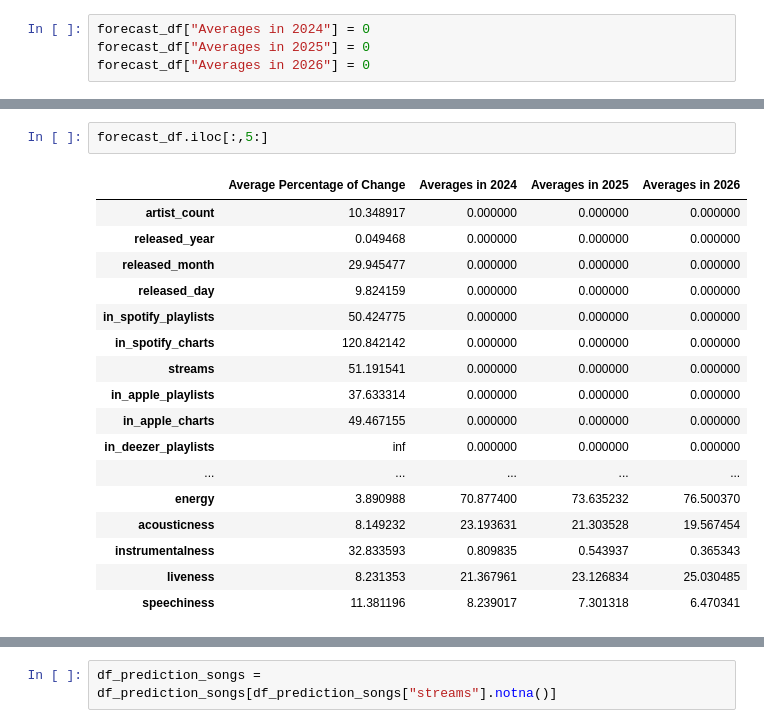
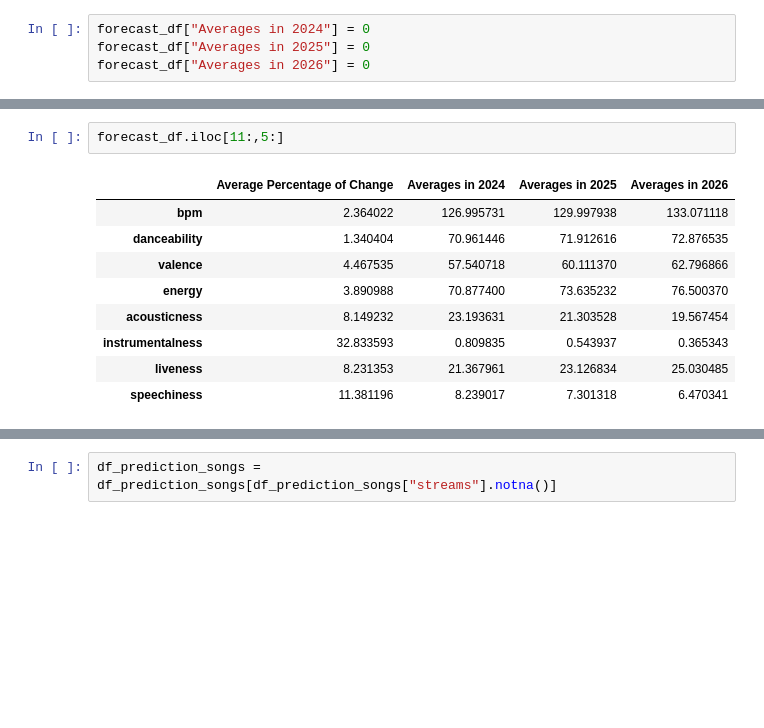
Before and after one commit to arielwendichansky/SoundFlow, a Jupyter notebook: Sound_Flow.ipynb, the cells around one changed output, grey strips where cells are left out. Drawn from its saved outputs; the diff is of its cells as text; blank space fills up the shorter version.

```diff
--- a/Sound_Flow.ipynb
+++ b/Sound_Flow.ipynb
@@ -739,20 +677,12 @@ A value is trying to be set on a copy of a slice from a DataFrame
 
 See the caveats in the documentation: https://pandas.pydata.org/pandas-docs/stable/user_guide/indexing.html#returning-a-view-versus-a-copy
 # %%
-forecast_df.iloc[:,5:]
+forecast_df.iloc[11:,5:]
 # %% [output]
 |  | Average Percentage of Change | Averages in 2024 | Averages in 2025 | Averages in 2026 |
-| artist_count | 10.348917 | 0.000000 | 0.000000 | 0.000000 |
-| released_year | 0.049468 | 0.000000 | 0.000000 | 0.000000 |
-| released_month | 29.945477 | 0.000000 | 0.000000 | 0.000000 |
-| released_day | 9.824159 | 0.000000 | 0.000000 | 0.000000 |
-| in_spotify_playlists | 50.424775 | 0.000000 | 0.000000 | 0.000000 |
-| in_spotify_charts | 120.842142 | 0.000000 | 0.000000 | 0.000000 |
-| streams | 51.191541 | 0.000000 | 0.000000 | 0.000000 |
-| in_apple_playlists | 37.633314 | 0.000000 | 0.000000 | 0.000000 |
-| in_apple_charts | 49.467155 | 0.000000 | 0.000000 | 0.000000 |
-| in_deezer_playlists | inf | 0.000000 | 0.000000 | 0.000000 |
-| ... | ... | ... | ... | ... |
+| bpm | 2.364022 | 126.995731 | 129.997938 | 133.071118 |
+| danceability | 1.340404 | 70.961446 | 71.912616 | 72.876535 |
+| valence | 4.467535 | 57.540718 | 60.111370 | 62.796866 |
 | energy | 3.890988 | 70.877400 | 73.635232 | 76.500370 |
 | acousticness | 8.149232 | 23.193631 | 21.303528 | 19.567454 |
 | instrumentalness | 32.833593 | 0.809835 | 0.543937 | 0.365343 |
```
Also changed, not shown: parts of 20 cells of this notebook.
